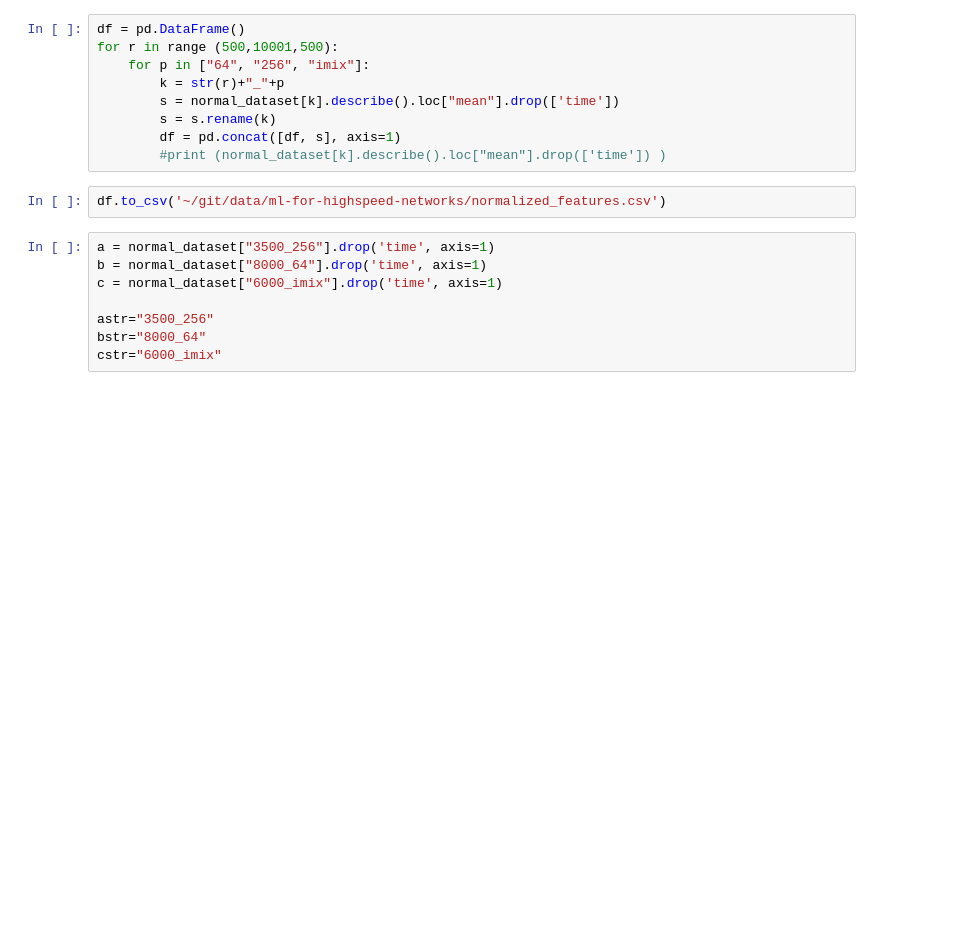
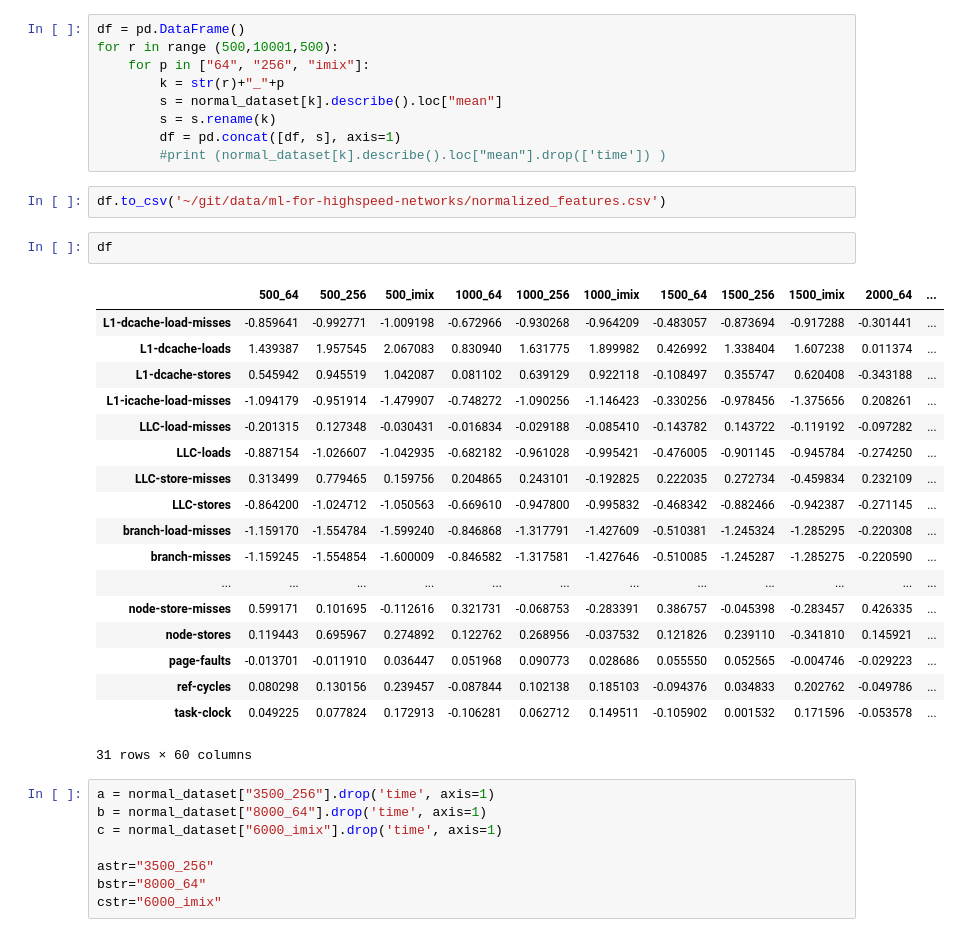
Before and after one commit to theleos88/ml-for-highspeed-networks, a Jupyter notebook: Data analysis.ipynb, the cells around one changed output. Drawn from its saved outputs; the diff is of its cells as text; blank space fills up the shorter version.

```diff
--- a/Data analysis.ipynb
+++ b/Data analysis.ipynb
@@ -174,12 +176,33 @@ df = pd.DataFrame()
 for r in range (500,10001,500):
     for p in ["64", "256", "imix"]:
         k = str(r)+"_"+p
-        s = normal_dataset[k].describe().loc["mean"].drop(['time'])
+        s = normal_dataset[k].describe().loc["mean"]
         s = s.rename(k)
         df = pd.concat([df, s], axis=1)
         #print (normal_dataset[k].describe().loc["mean"].drop(['time']) )
 # %%
 df.to_csv('~/git/data/ml-for-highspeed-networks/normalized_features.csv')
+# %%
+df
+# %% [output]
+|  | 500_64 | 500_256 | 500_imix | 1000_64 | 1000_256 | 1000_imix | 1500_64 | 1500_256 | 1500_imix | 2000_64 | ... |
+| L1-dcache-load-misses | -0.859641 | -0.992771 | -1.009198 | -0.672966 | -0.930268 | -0.964209 | -0.483057 | -0.873694 | -0.917288 | -0.301441 | ... |
+| L1-dcache-loads | 1.439387 | 1.957545 | 2.067083 | 0.830940 | 1.631775 | 1.899982 | 0.426992 | 1.338404 | 1.607238 | 0.011374 | ... |
+| L1-dcache-stores | 0.545942 | 0.945519 | 1.042087 | 0.081102 | 0.639129 | 0.922118 | -0.108497 | 0.355747 | 0.620408 | -0.343188 | ... |
+| L1-icache-load-misses | -1.094179 | -0.951914 | -1.479907 | -0.748272 | -1.090256 | -1.146423 | -0.330256 | -0.978456 | -1.375656 | 0.208261 | ... |
+| LLC-load-misses | -0.201315 | 0.127348 | -0.030431 | -0.016834 | -0.029188 | -0.085410 | -0.143782 | 0.143722 | -0.119192 | -0.097282 | ... |
+| LLC-loads | -0.887154 | -1.026607 | -1.042935 | -0.682182 | -0.961028 | -0.995421 | -0.476005 | -0.901145 | -0.945784 | -0.274250 | ... |
+| LLC-store-misses | 0.313499 | 0.779465 | 0.159756 | 0.204865 | 0.243101 | -0.192825 | 0.222035 | 0.272734 | -0.459834 | 0.232109 | ... |
+| LLC-stores | -0.864200 | -1.024712 | -1.050563 | -0.669610 | -0.947800 | -0.995832 | -0.468342 | -0.882466 | -0.942387 | -0.271145 | ... |
+| branch-load-misses | -1.159170 | -1.554784 | -1.599240 | -0.846868 | -1.317791 | -1.427609 | -0.510381 | -1.245324 | -1.285295 | -0.220308 | ... |
+| branch-misses | -1.159245 | -1.554854 | -1.600009 | -0.846582 | -1.317581 | -1.427646 | -0.510085 | -1.245287 | -1.285275 | -0.220590 | ... |
+| ... | ... | ... | ... | ... | ... | ... | ... | ... | ... | ... | ... |
+| node-store-misses | 0.599171 | 0.101695 | -0.112616 | 0.321731 | -0.068753 | -0.283391 | 0.386757 | -0.045398 | -0.283457 | 0.426335 | ... |
+| node-stores | 0.119443 | 0.695967 | 0.274892 | 0.122762 | 0.268956 | -0.037532 | 0.121826 | 0.239110 | -0.341810 | 0.145921 | ... |
+| page-faults | -0.013701 | -0.011910 | 0.036447 | 0.051968 | 0.090773 | 0.028686 | 0.055550 | 0.052565 | -0.004746 | -0.029223 | ... |
+| ref-cycles | 0.080298 | 0.130156 | 0.239457 | -0.087844 | 0.102138 | 0.185103 | -0.094376 | 0.034833 | 0.202762 | -0.049786 | ... |
+| task-clock | 0.049225 | 0.077824 | 0.172913 | -0.106281 | 0.062712 | 0.149511 | -0.105902 | 0.001532 | 0.171596 | -0.053578 | ... |
+31 rows × 60 columns
 # %%
 a = normal_dataset["3500_256"].drop('time', axis=1)
 b = normal_dataset["8000_64"].drop('time', axis=1)
```
Also changed, not shown: parts of 32 cells of this notebook.
